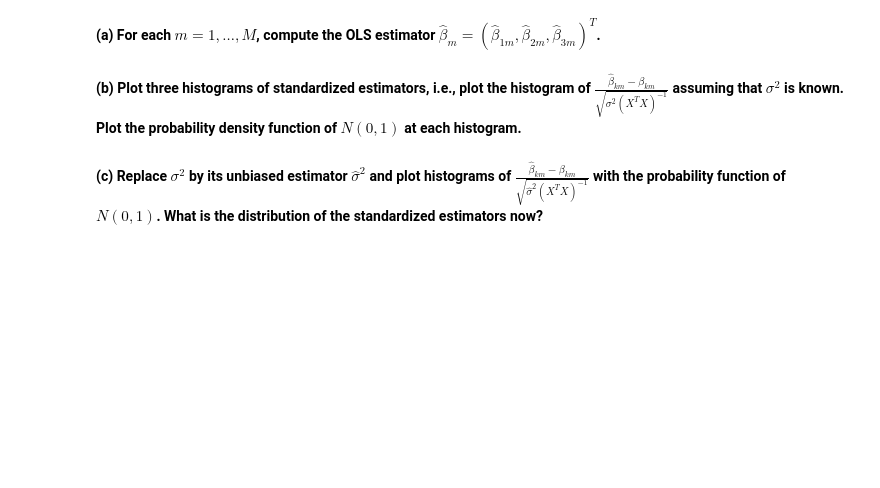
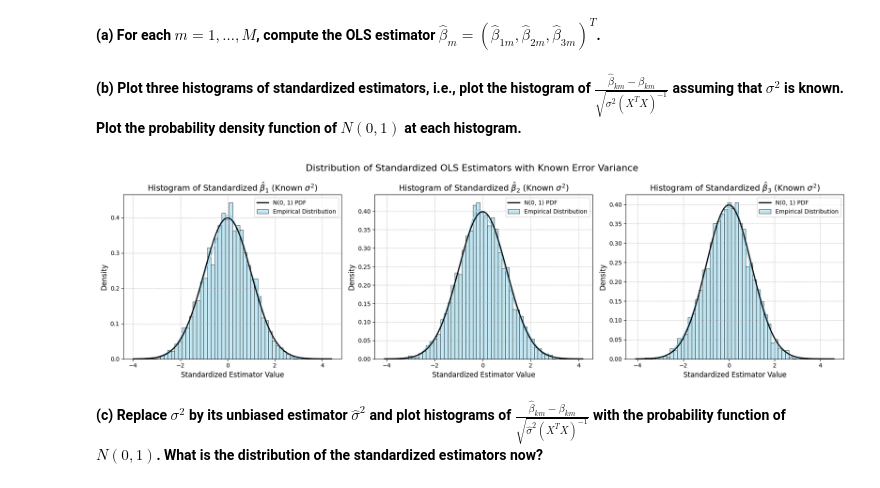
Before and after one commit to Maestro-Titarenko/EconometricsProblemSets, a Jupyter notebook: PS3_Ziyu_Yan.ipynb, the cells around one changed output. Drawn from its saved outputs; the diff is of its cells as text; code cells hidden in the pictures; blank space fills up the shorter version.

```diff
--- a/PS3_Ziyu_Yan.ipynb
+++ b/PS3_Ziyu_Yan.ipynb
@@ -23,6 +23,21 @@ with coefficients set to $\beta_1 = 1$, $\beta_2 = 2$, $\beta_3 = 3$ and the dat
 </b>
 
 </blockquote>
+# %%
+import numpy as np
+import scipy.stats as stats
+import matplotlib.pyplot as plt
+import seaborn as sns
+
+# Define global parameters for the Monte Carlo simulation
+M = 5000  # Number of simulations
+n = 20    # Sample size
+
+# True regression coefficients for the homoskedastic case
+beta1 = 1
+beta2 = 2
+beta3 = 3
+true_betas = np.array([beta1, beta2, beta3])
 # %% [markdown]
 **1. Explore the distribution of the OLS estimator under the homoskedastic Gaussian errors as follows:**
 # %% [markdown]
@@ -30,4 +66,31 @@ with coefficients set to $\beta_1 = 1$, $\beta_2 = 2$, $\beta_3 = 3$ and the dat
 # %% [markdown]
 **(b) Plot three histograms of standardized estimators, i.e., plot the histogram of $\frac{\hat{\beta}_{km} - \beta_{km}}{\sqrt{\sigma^2 (X^T X)^{-1}}}$ assuming that $\sigma^2$ is known. Plot the probability density function of $N(0, 1)$ at each histogram.**
+# %%
+plt.figure(figsize=(18, 5))
+
+# Coefficients names for plotting
+beta_names = [r'$\hat{\beta}_1$', r'$\hat{\beta}_2$', r'$\hat{\beta}_3$']
+
+for i in range(len(true_betas)):
+    plt.subplot(1, len(true_betas), i + 1)
+    sns.histplot(standardized_beta_hats_known_sigma[:, i], kde=True, stat='density', bins=50, color='skyblue', label='Empirical Distribution')
+
+    # Plot the N(0,1) PDF
+    xmin, xmax = plt.xlim()
+    x = np.linspace(xmin, xmax, 100)
+    p = stats.norm.pdf(x, 0, 1)
+    plt.plot(x, p, 'k', linewidth=2, label='N(0, 1) PDF')
+
+    plt.title(f'Histogram of Standardized {beta_names[i]} (Known $\sigma^2$)', fontsize=14)
+    plt.xlabel('Standardized Estimator Value', fontsize=12)
+    plt.ylabel('Density', fontsize=12)
+    plt.legend()
+    plt.grid(True, linestyle='--', alpha=0.7)
+
+plt.tight_layout()
+plt.suptitle('Distribution of Standardized OLS Estimators with Known Error Variance', y=1.05, fontsize=16)
+plt.show()
+# %% [output]
+[figure, added]
 # %% [markdown]
 **(c) Replace $\sigma^2$ by its unbiased estimator $\hat{\sigma}^2$ and plot histograms of $\frac{\hat{\beta}_{km} - \beta_{km}}{\sqrt{\hat{\sigma}^2 (X^T X)^{-1}}}$ with the probability function of $N(0, 1)$. What is the distribution of the standardized estimators now?**
```
Also changed, not shown: parts of 6 cells of this notebook.
